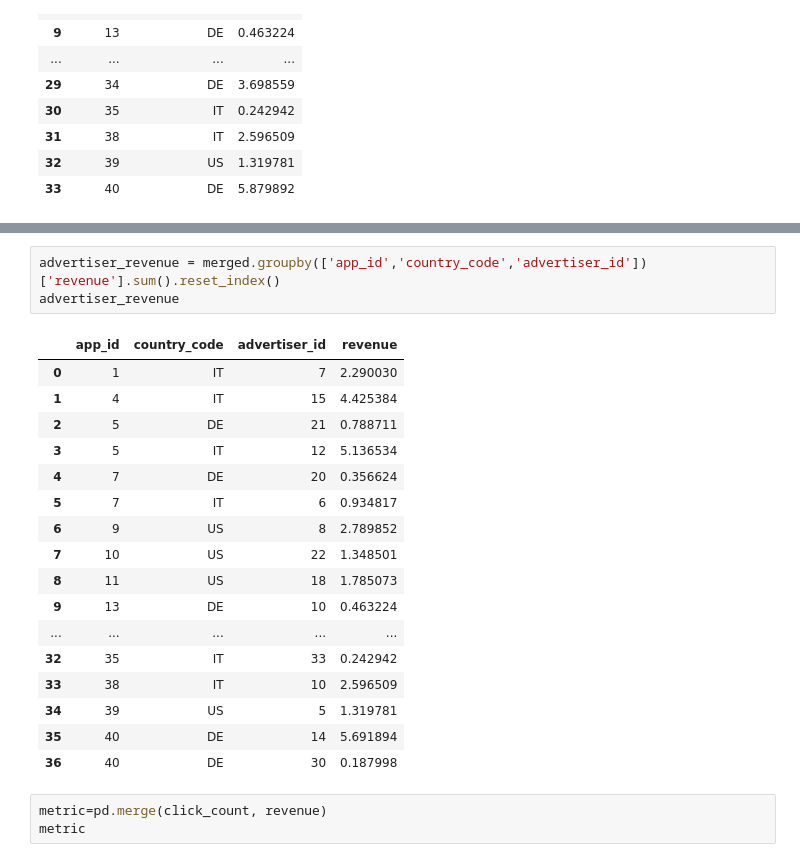
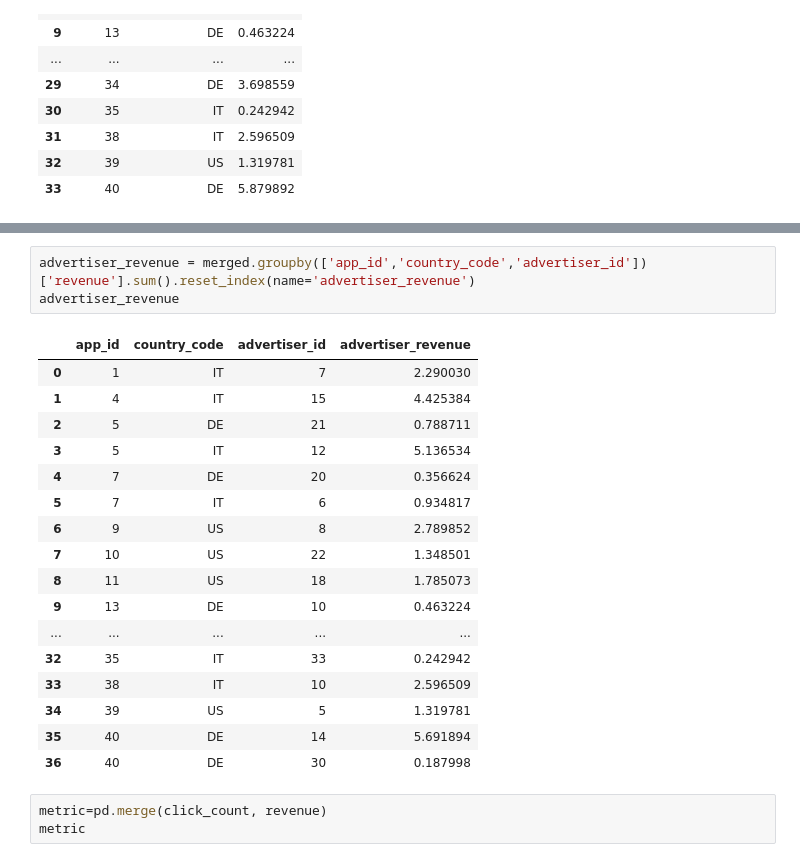
Before and after one commit to eyamini/Verve-Top-Advertisers, a Jupyter notebook: Merged.ipynb, the cells around one changed output, grey strips where cells are left out. Drawn from its saved outputs; the diff is of its cells as text.

```diff
--- a/Merged.ipynb
+++ b/Merged.ipynb
@@ -140,8 +165,8 @@ revenue
 # %%
-advertiser_revenue = merged.groupby(['app_id','country_code','advertiser_id'])['revenue'].sum().reset_index()
+advertiser_revenue = merged.groupby(['app_id','country_code','advertiser_id'])['revenue'].sum().reset_index(name='advertiser_revenue')
 advertiser_revenue
 # %% [output]
-|  | app_id | country_code | advertiser_id | revenue |
+|  | app_id | country_code | advertiser_id | advertiser_revenue |
 | 0 | 1 | IT | 7 | 2.290030 |
 | 1 | 4 | IT | 15 | 4.425384 |
 | 2 | 5 | DE | 21 | 0.788711 |
```
Also changed, not shown: parts of 7 cells of this notebook, 1 other file.
